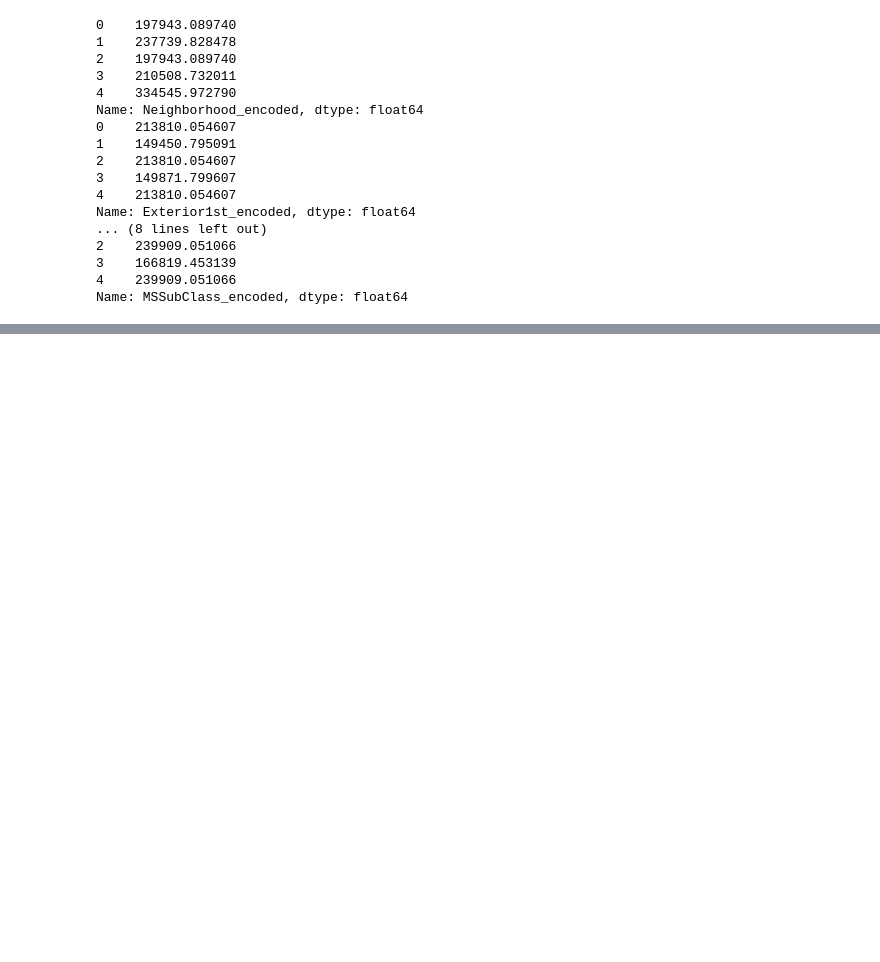
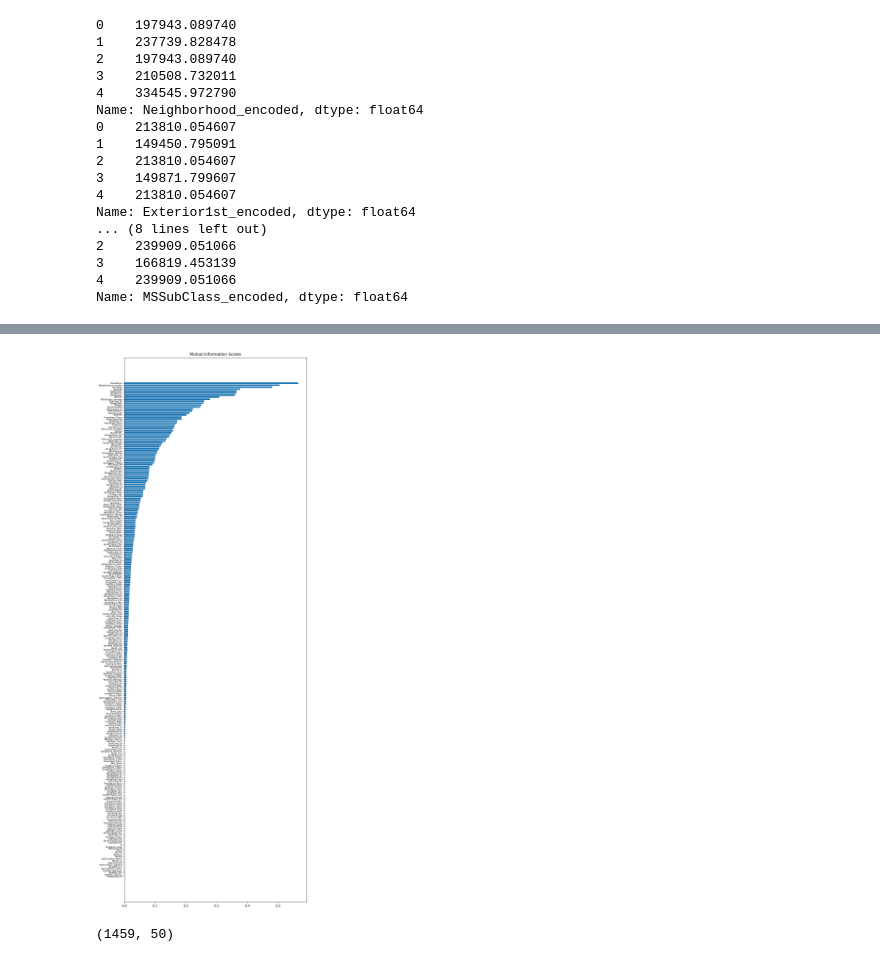
Before and after one commit to JiwonJJeong/CT-applied-machine-learning, a Jupyter notebook: hw-1/kaggle_tutorial.ipynb, the cells around one changed output, grey strips where cells are left out. Saved outputs shown, nothing was run; the diff lists cells and outputs as text; code cells hidden in the pictures; blank space fills up the shorter version.

```diff
--- a/hw-1/kaggle_tutorial.ipynb
+++ b/hw-1/kaggle_tutorial.ipynb
@@ -283,12 +322,9 @@ from sklearn.feature_selection import mutual_info_regression
 # %%
-# Utility functions from Tutorial
+# Utility functions from Kaggle tutorial
+from sklearn.feature_selection import mutual_info_regression
+
 def make_mi_scores(X, y):
-    X = X.copy()
-    for colname in X.select_dtypes(["object", "category"]):
-        X[colname], _ = X[colname].factorize()
-    # All discrete features should now have integer dtypes
-    discrete_features = [pd.api.types.is_integer_dtype(t) for t in X.dtypes]
-    mi_scores = mutual_info_regression(X, y, discrete_features=discrete_features, random_state=0)
+    mi_scores = mutual_info_regression(X, y)
     mi_scores = pd.Series(mi_scores, name="MI Scores", index=X.columns)
     mi_scores = mi_scores.sort_values(ascending=False)
     return mi_scores
@@ -302,7 +338,6 @@ def plot_mi_scores(scores):
     plt.yticks(width, ticks)
     plt.title("Mutual Information Scores")
 # %%
-X = data.copy()
-y = X.pop('SalePrice')
-
-mi_scores = make_mi_scores(X, y)
+# Prepare data for MI
+X = data.copy().drop(columns=["SalePrice"])
+y = data["SalePrice"]
@@ -310,0 +361,21 @@ ValueError: Found array with 0 sample(s) (shape=(0, 1)) while a minimum of 1 is
+# %%
+# Plot MI scores
+plt.figure(dpi=100, figsize=(10, 30))  # more height for labels
+plt.tick_params(axis="y", labelsize=6)  # smaller text
+plot_mi_scores(mi_scores)
+# %% [output]
+[figure, added]
+# %%
+# Choose top-k MI features
+# I will try k = 10, 20, 30, 40, 50
+# So for now, extract top 50
+
+k=50
+top_features = mi_scores.head(k).index.tolist()
+top_50_features = data[top_features]
+
+print(top_50_features.shape)
+top_50_features.head()
+top_50_features.to_csv("handle_MI.csv", index=False)
+# %% [output]
+(1459, 50)
```
Also changed, not shown: parts of 19 cells of this notebook, 3 other files.
